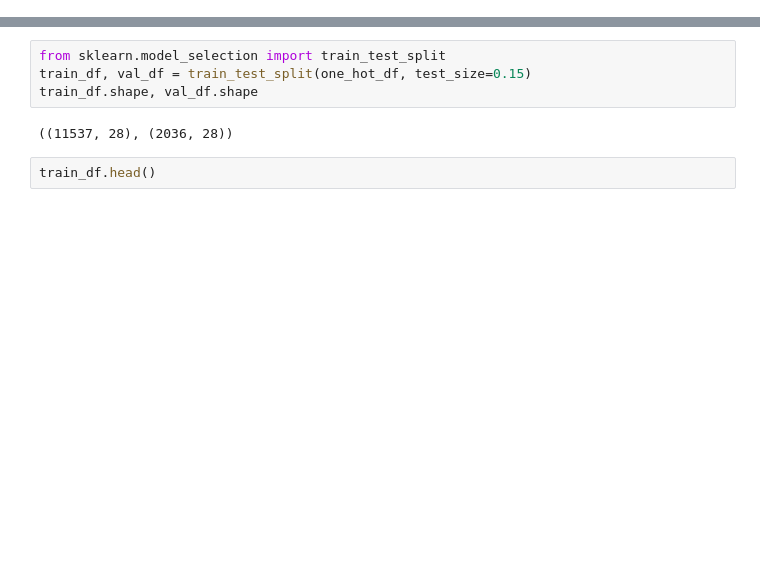
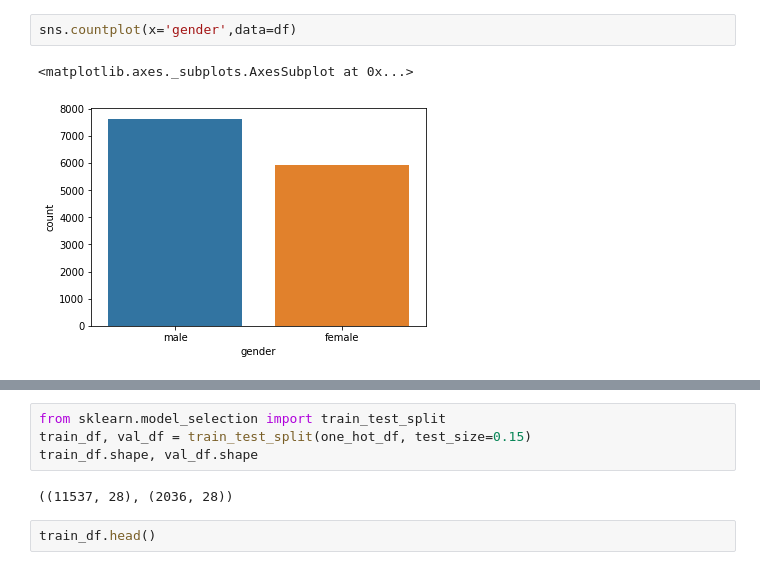
Before and after one commit to rockowtham/eip_class, a Jupyter notebook: Assignment5.ipynb, the cells around one changed output, grey strips where cells are left out. Cells and saved outputs as stored; diff of their text form; blank space fills up the shorter version.

```diff
--- a/Assignment5.ipynb
+++ b/Assignment5.ipynb
@@ -57,0 +62,5 @@ df.head()
+# %%
+sns.countplot(x='gender',data=df)
+# %% [output]
+<matplotlib.axes._subplots.AxesSubplot at 0x...>
+[figure, added]
```
Also changed, not shown: parts of 17 cells of this notebook.
